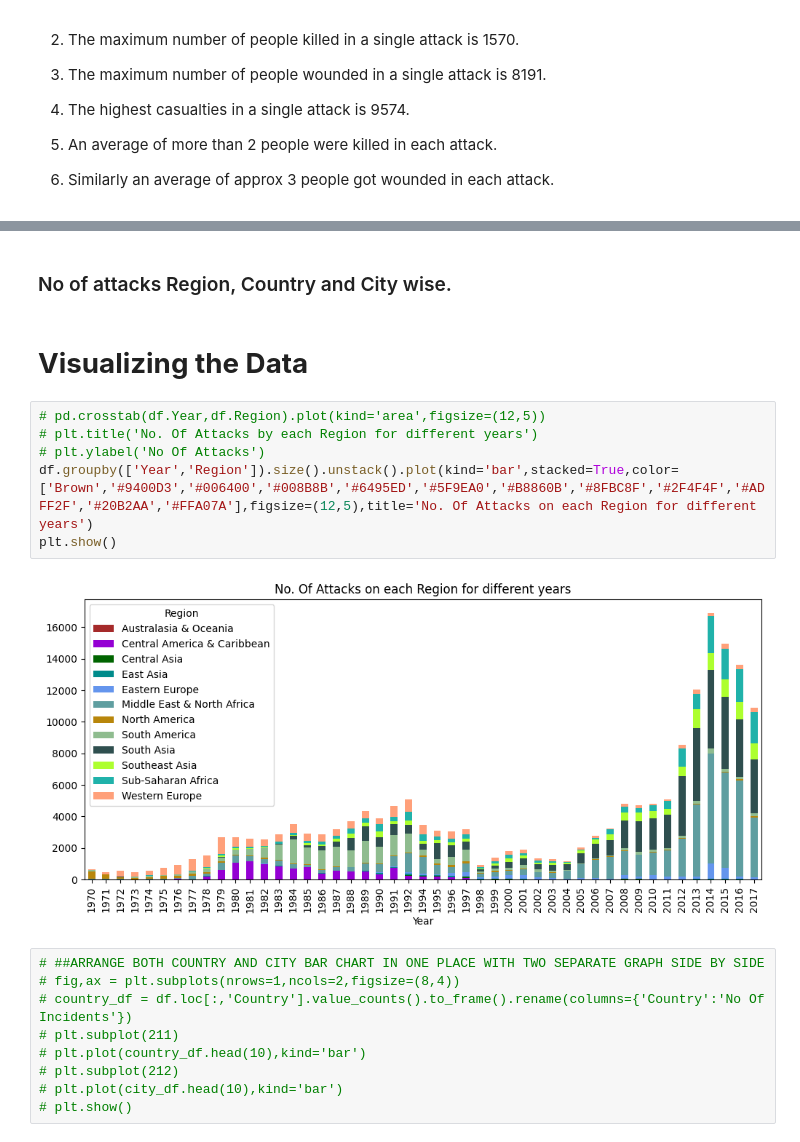
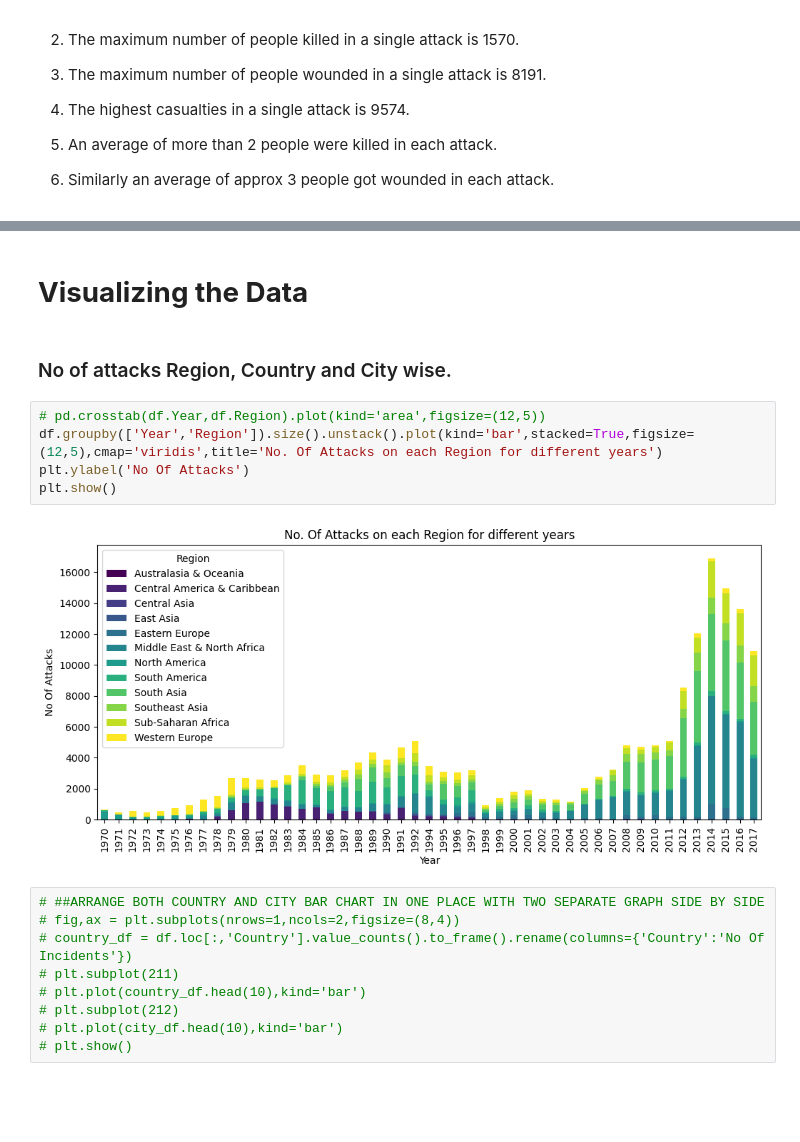
Before and after one commit to ZainDataS/EDA_Global_terrorism, a Jupyter notebook: Global_Terrorism_Analysis_Capstone_Project.ipynb, the cells around one changed output, grey strips where cells are left out. Saved outputs shown, nothing was run; the diff lists cells and outputs as text; blank space fills up the shorter version.

Commit message:
Configuring the different types of graphs and adding observation points based on that.

```diff
--- a/Global_Terrorism_Analysis_Capstone_Project.ipynb
+++ b/Global_Terrorism_Analysis_Capstone_Project.ipynb
@@ -261,18 +263,17 @@ df.head()
 | 2 | 1970 | 1 | 0 | Philippines | Southeast Asia | Tarlac | Unknown | Assassination | Journalists & Media | United States | ... |
 | 3 | 1970 | 1 | 0 | Greece | Western Europe | Attica | Athens | Bombing/Explosion | Government (Diplomatic) | United States | ... |
 | 4 | 1970 | 1 | 0 | Japan | East Asia | Fukouka | Fukouka | Facility/Infrastructure Attack | Government (Diplomatic) | United States | ... |
+# %% [markdown]
+# **Visualizing the Data**
 # %% [markdown]
 ### No of attacks Region, Country and City wise.
-# %% [markdown]
-# **Visualizing the Data**
 # %%
 # pd.crosstab(df.Year,df.Region).plot(kind='area',figsize=(12,5))
-# plt.title('No. Of Attacks by each Region for different years')
-# plt.ylabel('No Of Attacks')
-df.groupby(['Year','Region']).size().unstack().plot(kind='bar',stacked=True,color=['Brown','#9400D3','#006400','#008B8B','#6495ED','#5F9EA0','#B8860B','#8FBC8F','#2F4F4F','#ADFF2F','#20B2AA','#FFA07A'],figsize=(12,5),title='No. Of Attacks on each Region for different years')
+df.groupby(['Year','Region']).size().unstack().plot(kind='bar',stacked=True,figsize=(12,5),cmap='viridis',title='No. Of Attacks on each Region for different years')
+plt.ylabel('No Of Attacks')
 plt.show()
 # %% [output]
-[figure, old version]
+[figure, new version]
 # %%
 # ##ARRANGE BOTH COUNTRY AND CITY BAR CHART IN ONE PLACE WITH TWO SEPARATE GRAPH SIDE BY SIDE
 # fig,ax = plt.subplots(nrows=1,ncols=2,figsize=(8,4))
```
Also changed, not shown: parts of 19 cells of this notebook.
